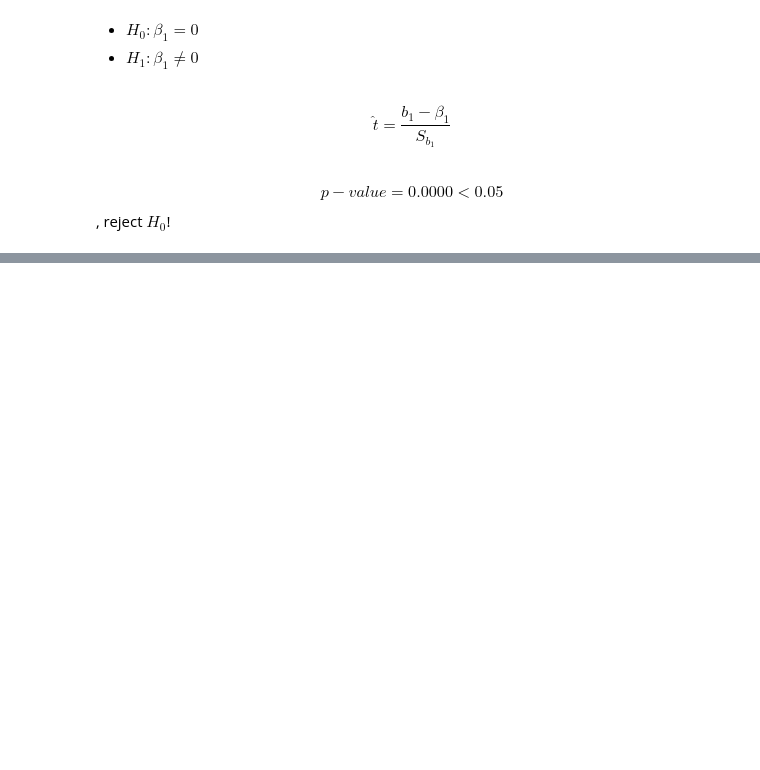
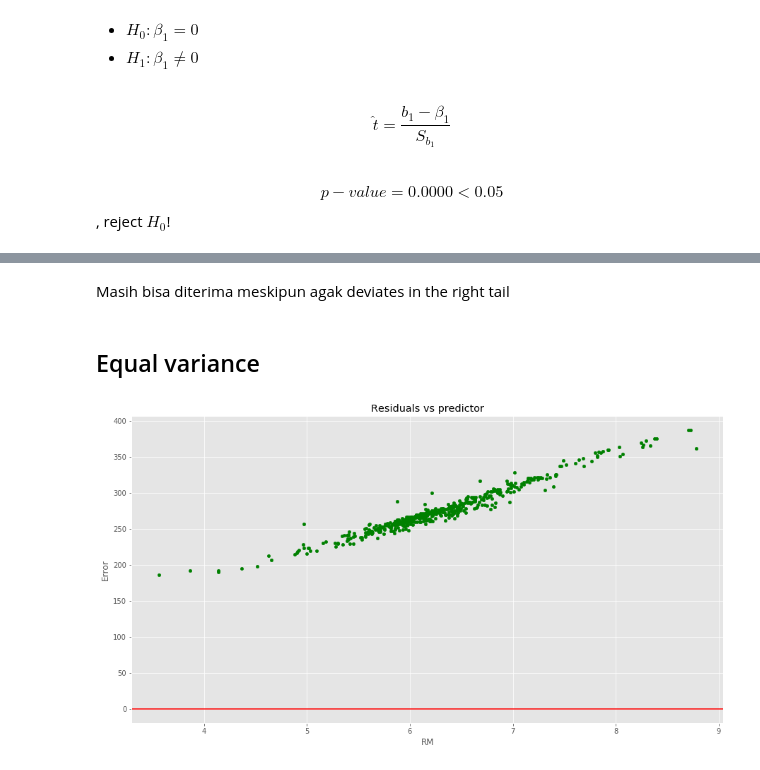
Before and after one commit to sandyherho/pythonFinanceBasic, a Jupyter notebook: w4.ipynb, the cells around one changed output, grey strips where cells are left out. Saved outputs shown, nothing was run; the diff lists cells and outputs as text; code cells hidden in the pictures; blank space fills up the shorter version.

```diff
--- a/w4.ipynb
+++ b/w4.ipynb
@@ -150,0 +223,10 @@ $$p-value = 0.0000 < 0.05$$, reject $H_{0}$!
+# %% [markdown]
+Masih bisa diterima meskipun agak deviates in the right tail
+# %% [markdown]
+## Equal variance
+# %%
+housing.plot(kind='scatter', x = 'RM', y = 'Error', figsize=(15,8), color = 'green')
+plt.title('Residuals vs predictor')
+plt.axhline(y=0, color='red');
+# %% [output]
+[figure, added]
```
Also changed, not shown: parts of 20 cells of this notebook, 1 other file.
